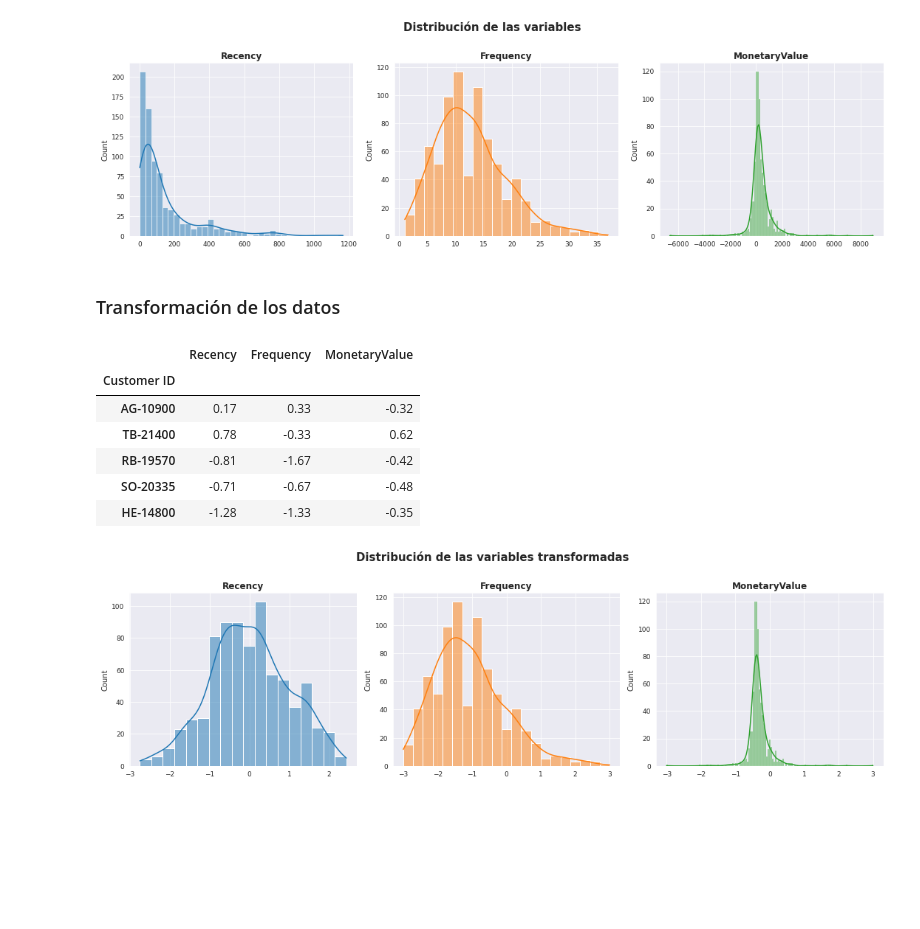
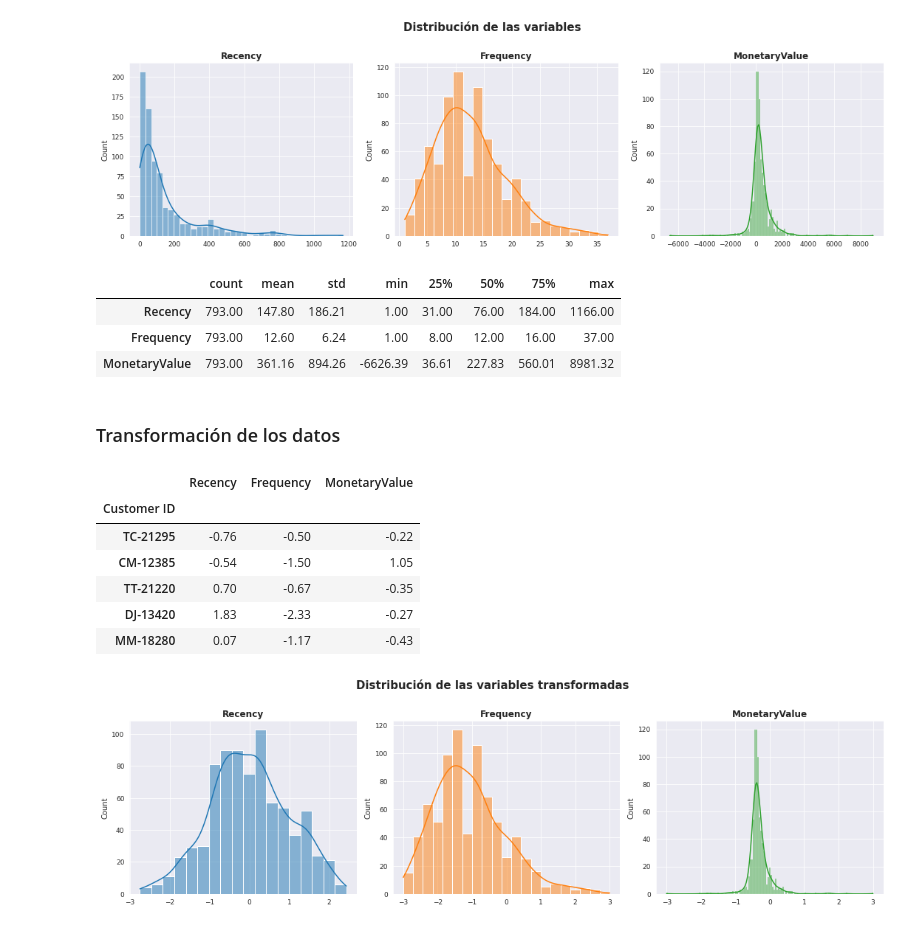
Before and after one commit to PabloJRW/super_store_projects, a Jupyter notebook: notebooks/2.2 Hierarchical Clustering.ipynb, the cells around one changed output. Drawn from its saved outputs; the diff is of its cells as text; code cells hidden in the pictures; blank space fills up the shorter version.

```diff
--- a/notebooks/2.2 Hierarchical Clustering.ipynb
+++ b/notebooks/2.2 Hierarchical Clustering.ipynb
@@ -20,7 +20,5 @@ pd.set_option('display.float_format','{:.2f}'.format)
 # Estilo de visualización
 sns.set_style("darkgrid")#, {"grid.color": ".6", "grid.linestyle": ":"})
 # %%
-DATA_PATH = os.path.join('../datasets/processed/rfm_dataset.csv')
+RFM_DATA_PATH = os.path.join('..','datasets','processed','rfm_dataset.csv')
+data = pd.read_csv(RFM_DATA_PATH, index_col='Customer ID') # RFM dataset
-# %%
-data = pd.read_csv(DATA_PATH, index_col='Customer ID')
-data.head()
@@ -38,29 +28,36 @@ data.head()
 plotDistributions(data, 'Distribución de las variables')
 # %% [output]
 [figure]
+# %%
+data.describe().T
+# %% [output]
+|  | count | mean | std | min | 25% | 50% | 75% | max |
+| Recency | 793.00 | 147.80 | 186.21 | 1.00 | 31.00 | 76.00 | 184.00 | 1166.00 |
+| Frequency | 793.00 | 12.60 | 6.24 | 1.00 | 8.00 | 12.00 | 16.00 | 37.00 |
+| MonetaryValue | 793.00 | 361.16 | 894.26 | -6626.39 | 36.61 | 227.83 | 560.01 | 8981.32 |
 # %% [markdown]
 ### Transformación de los datos
 # %%
 # Yeo-Johnson Transformation
 pt = PowerTransformer(method='box-cox')
 ms = MinMaxScaler(feature_range=(-3,3))
 
 transformer = ColumnTransformer(transformers=[('box-cox', pt, ['Recency']),
-                              ('standarizer', ms, [1, 2])])
+                              ('standarizer', ms, ['Frequency', 'MonetaryValue'])])
 
 scaled = transformer.fit_transform(data)
 
 # Variables escaladas - DataFrame
 scaled = pd.DataFrame(scaled, index=data.index, columns=data.columns)
 scaled.sample(5)
 # %% [output]
 |  | Recency | Frequency | MonetaryValue |
 | Customer ID |  |  |  |
-| AG-10900 | 0.17 | 0.33 | -0.32 |
-| TB-21400 | 0.78 | -0.33 | 0.62 |
-| RB-19570 | -0.81 | -1.67 | -0.42 |
-| SO-20335 | -0.71 | -0.67 | -0.48 |
-| HE-14800 | -1.28 | -1.33 | -0.35 |
+| TC-21295 | -0.76 | -0.50 | -0.22 |
+| CM-12385 | -0.54 | -1.50 | 1.05 |
+| TT-21220 | 0.70 | -0.67 | -0.35 |
+| DJ-13420 | 1.83 | -2.33 | -0.27 |
+| MM-18280 | 0.07 | -1.17 | -0.43 |
 # %%
 plotDistributions(scaled, 'Distribución de las variables transformadas')
 # %% [output]
```
Also changed, not shown: parts of 7 cells of this notebook, 11 other files.
